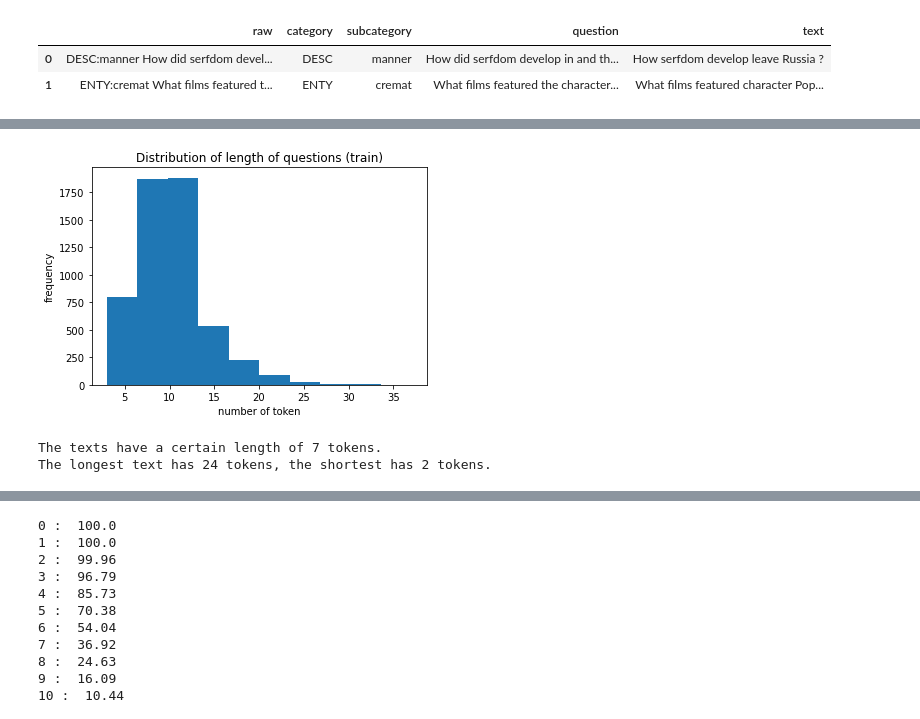
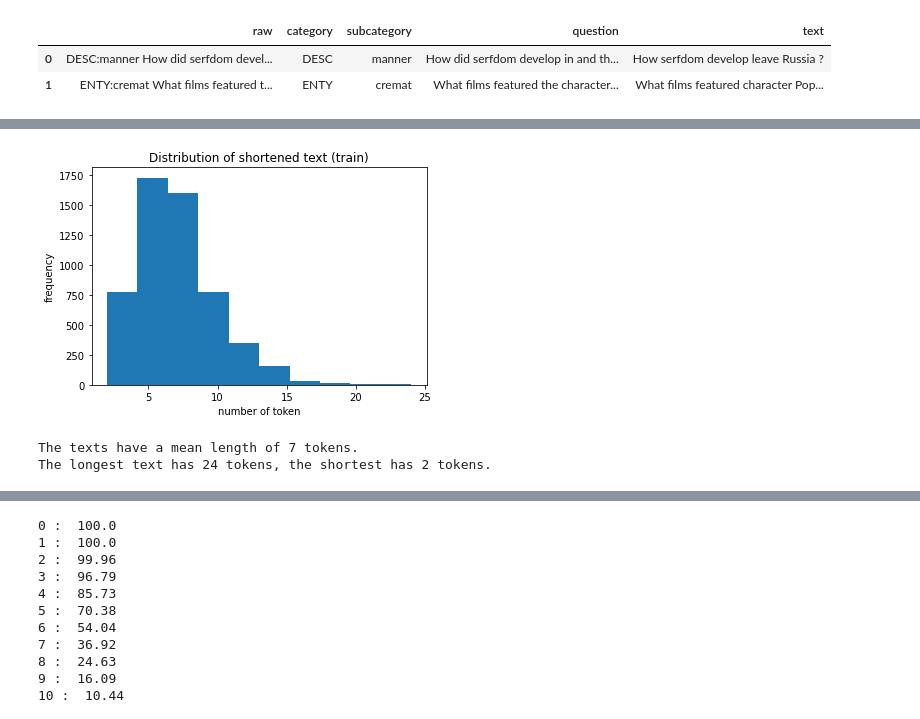
Before and after one commit to michalharakal/aida_question_classification, a Jupyter notebook: eda/eda.ipynb, the cells around one changed output, grey strips where cells are left out. Cells and saved outputs as stored; diff of their text form; code cells hidden in the pictures.

Commit message:
cleaned and shortened df, fix jpynb

```diff
--- a/eda/eda.ipynb
+++ b/eda/eda.ipynb
@@ -395,10 +395,10 @@ def get_plot_length_text(df, title, diagram):
     ------
     Vizualisationplot Distribution
     '''
-    plt.hist(train_df['question'].apply(lambda text: len(text.split())))
+    plt.hist(df.apply(lambda text: len(text.split())))
     plt.xlabel('number of token')
     plt.ylabel('frequency')
-    plt.title('Distribution of length of questions (train)')
+    plt.title(title)
     plt.savefig(path_plot + diagram + '.png')
     plt.show()
 
@@ -406,7 +406,7 @@ def get_plot_length_text(df, title, diagram):
     maxi = max(list(df.apply(lambda text: len(text.split()))))
     mini = min(list(df.apply(lambda text: len(text.split()))))
 
-    print(f'The texts have a certain length of {avg} tokens.')
+    print(f'The texts have a mean length of {avg} tokens.')
     print(f'The longest text has {maxi} tokens, the shortest has {mini} tokens.')
 # %%
 # distribution of length of questions, train data
@@ -630,5 +775,5 @@ def corpus_func(df):
     ------
     concatinated string with marker ##### as selector
     '''
-    return "######".join(text for text in train_df['question'])
+    return "######".join(text for text in df)
 # %%
@@ -682,13 +838,13 @@ train_df.head(2)
 # %%
-# distribution of length of questions, train_df['text']
+# distribution of length of questions, after stopword-function
 df = train_df['text']
 title = 'Distribution of shortened text (train)'
-diagram ='length_short_train'
+diagram ='length_stop_train'
 
 get_plot_length_text(df, title, diagram)
 # %% [output]
-[figure, old version]
+[figure, new version]
-The texts have a certain length of 7 tokens.
+The texts have a mean length of 7 tokens.
 The longest text has 24 tokens, the shortest has 2 tokens.
 # %%
 train_text_df = train_df['text'].str.split(" ", expand=True)
```
Also changed, not shown: parts of 50 cells of this notebook, 4 other files.
